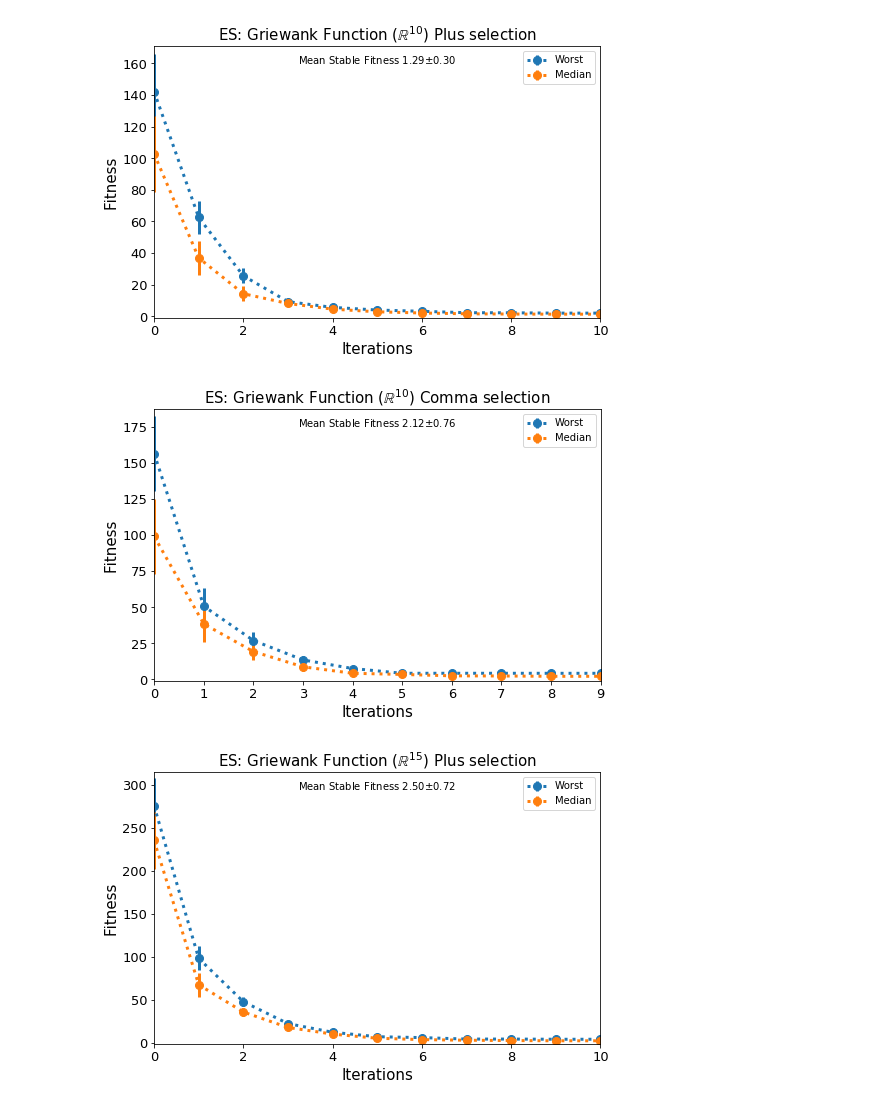
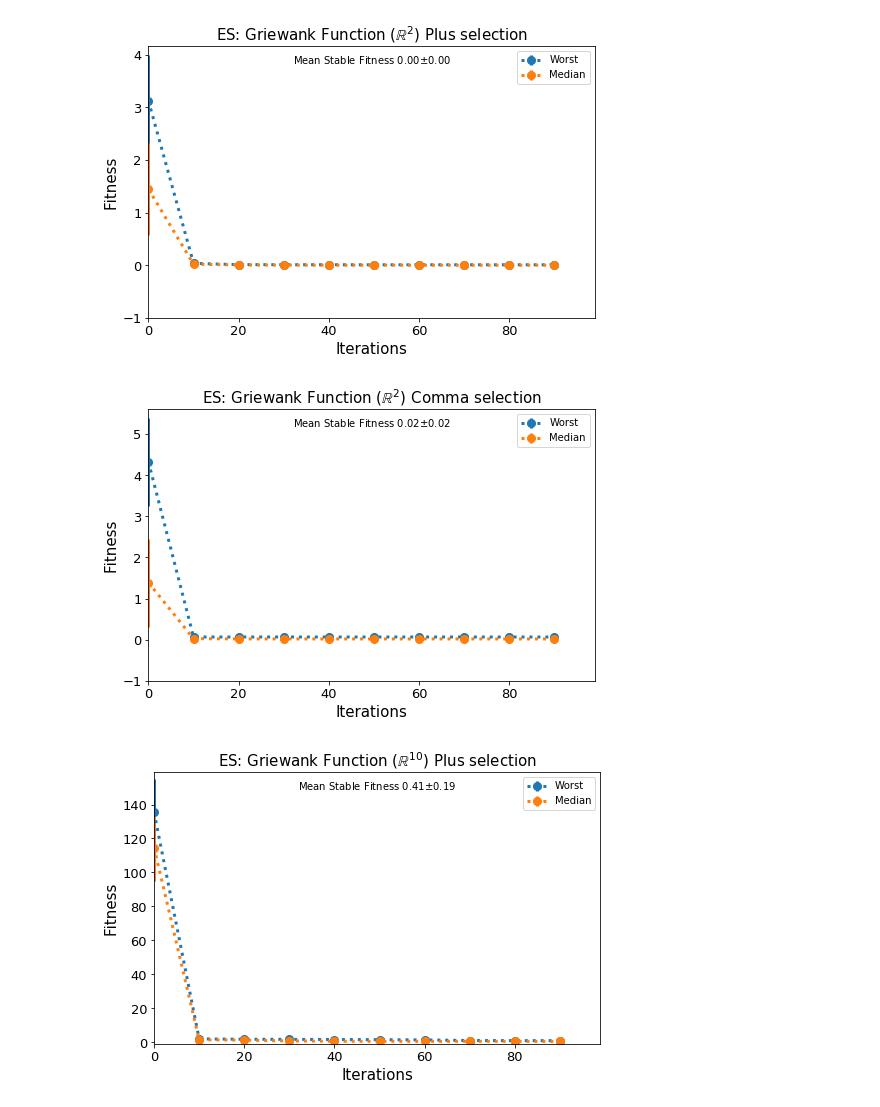
Before and after one commit to anfrodriguezri/evolutionary-computing-papers, a Jupyter notebook: evolutionary-strategies/evolutionary_strategies.ipynb, the cells around one changed output. Cells and saved outputs as stored; diff of their text form; code cells hidden in the pictures.

```diff
--- a/evolutionary-strategies/evolutionary_strategies.ipynb
+++ b/evolutionary-strategies/evolutionary_strategies.ipynb
@@ -58,14 +58,14 @@ run_experiment(rastrigin, 'Comma')
 # %%
+griewank = fs.GriewankFunction(2)
+
+run_experiment(griewank, 'Plus')
+run_experiment(griewank, 'Comma')
+
 griewank = fs.GriewankFunction(10)
 
 run_experiment(griewank, 'Plus')
 run_experiment(griewank, 'Comma')
-
-griewank = fs.GriewankFunction(15)
-
-run_experiment(griewank, 'Plus')
-run_experiment(griewank, 'Comma')
 # %% [output]
-[figure, old version]
+[figure, new version]
-[figure, old version]
+[figure, new version]
-[figure, old version]
+[figure, new version]
```
Also changed, not shown: parts of 4 cells of this notebook, 17 other files.
